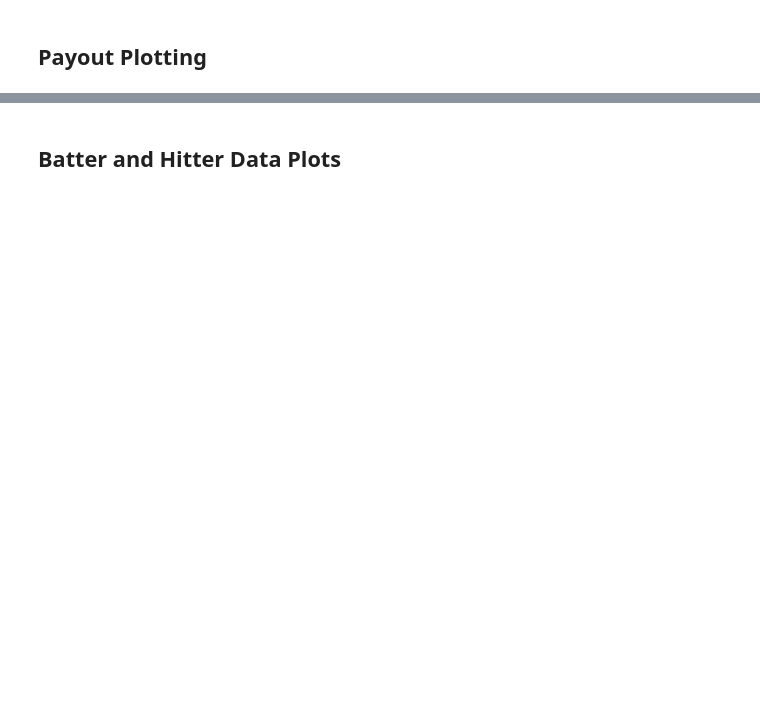
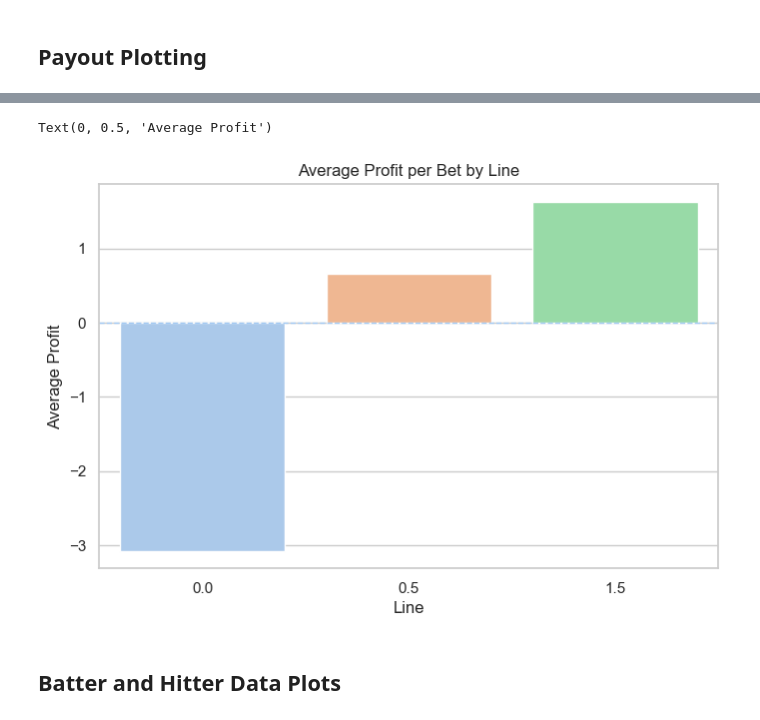
Before and after one commit to frate3/Sports_odds, a Jupyter notebook: plotting.ipynb, the cells around one changed output, grey strips where cells are left out. Cells and saved outputs as stored; diff of their text form; code cells hidden in the pictures; blank space fills up the shorter version.

```diff
--- a/plotting.ipynb
+++ b/plotting.ipynb
@@ -45,2 +82,38 @@ daily_profit
+# %%
+summary_df = (
+    chart_df.groupby("Line")
+    .agg(
+        Average_Profit=("Profit", "mean"),
+        Total_Profit=("Profit", "sum"),
+        Bets=("Profit", "count"),
+    )
+    .reset_index()
+)
+
+fig, ax = plt.subplots(figsize=(8, 5))
+
+sns.barplot(
+    data=summary_df,
+    x="Line",
+    y="Average_Profit",
+    ax=ax,
+)
+
+ax.axhline(0, linestyle="--", linewidth=1)
+ax.set_title("Average Profit per Bet by Line")
+ax.set_xlabel("Line")
+ax.set_ylabel("Average Profit")
+
+# for i, row in summary_df.iterrows():
+#     ax.text(
+#         i,
+#         row["Average_Profit"],
+#         f"n={int(row['Bets'])}",
+#         ha="center",
+#         va="bottom" if row["Average_Profit"] >= 0 else "top",
+#     )
+# %% [output]
+Text(0, 0.5, 'Average Profit')
+[figure, added]
 # %% [markdown]
 ## Batter and Hitter Data Plots
```
Also changed, not shown: parts of 3 cells of this notebook, 17 other files.
